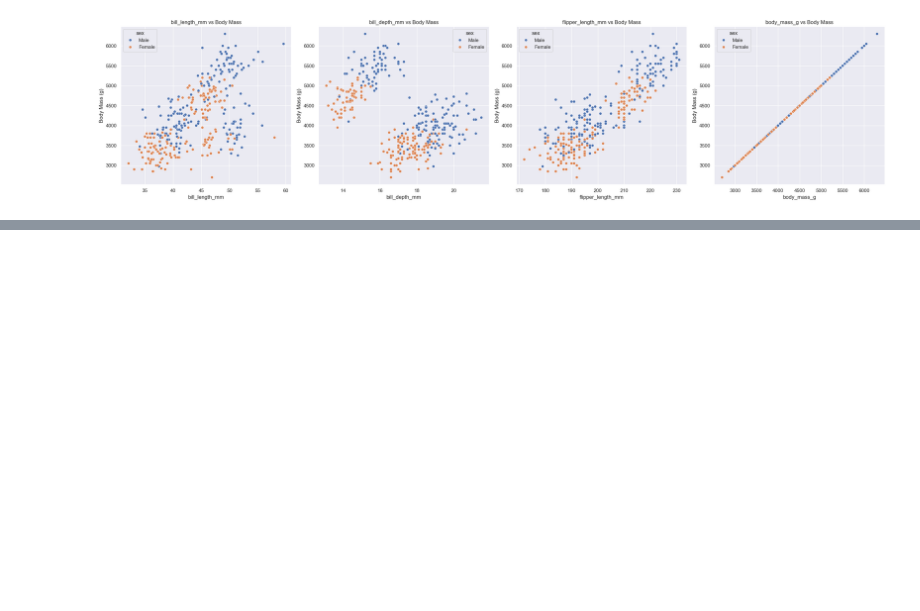
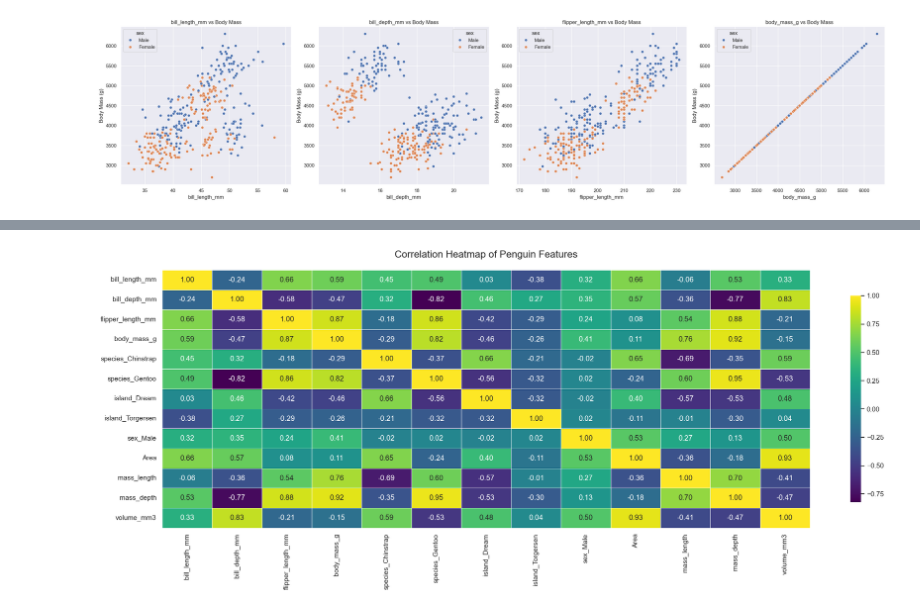
Before and after one commit to OlawoyeOladip/PenguinRegression, a Jupyter notebook: src/main.ipynb, the cells around one changed output, grey strips where cells are left out. Saved outputs shown, nothing was run; the diff lists cells and outputs as text; code cells hidden in the pictures; blank space fills up the shorter version.

```diff
--- a/src/main.ipynb
+++ b/src/main.ipynb
@@ -384,0 +404,3 @@ plt.show()
+# %%
+df = pd.get_dummies(df, columns=['species', 'island', 'sex'], drop_first=True).astype("float")
+print(df.head())
@@ -384,0 +416,23 @@ plt.show()
+# %%
+df['Area'] = df['bill_length_mm'] * df['bill_depth_mm']
+df['mass_length'] = df['body_mass_g'] / df['bill_length_mm']
+df['mass_depth'] = df['body_mass_g'] / df['bill_depth_mm']
+df['volume_mm3'] = df['Area'] * df['bill_depth_mm']
+# %%
+sns.set_theme(style="darkgrid")
+
+plt.figure(figsize=(20, 8))
+ax = sns.heatmap(
+    df.corr(),
+    annot=True,
+    cmap="viridis",
+    fmt=".2f",       # limit decimals
+    linewidths=0.5,  # lines between cells
+    cbar_kws={'shrink': 0.8}  # shrink color bar
+)
+
+plt.title("Correlation Heatmap of Penguin Features", fontsize=16, pad=20)
+plt.tight_layout()
+plt.show()
+# %% [output]
+[figure, added]
```
Also changed, not shown: parts of 6 cells of this notebook, 2 other files.
